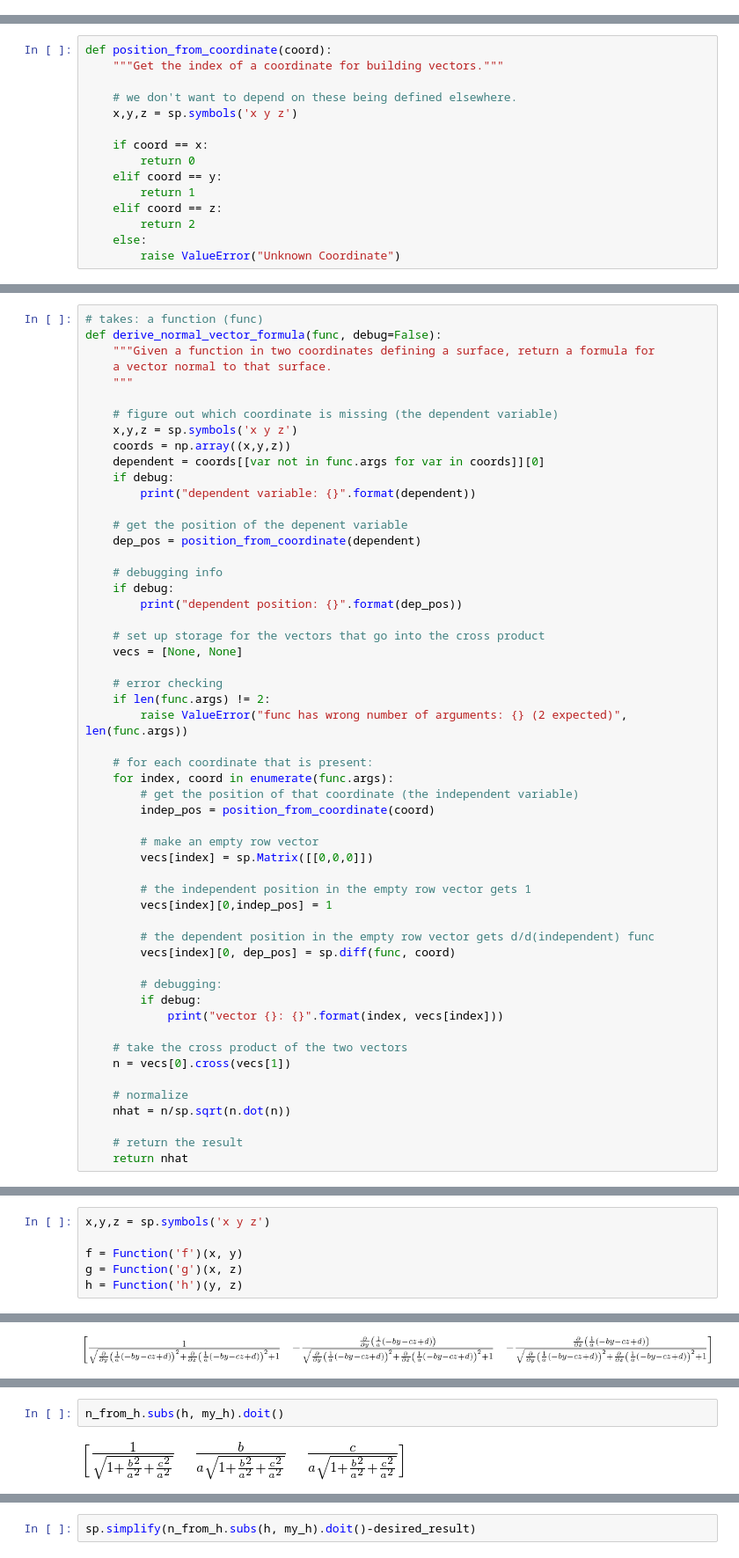
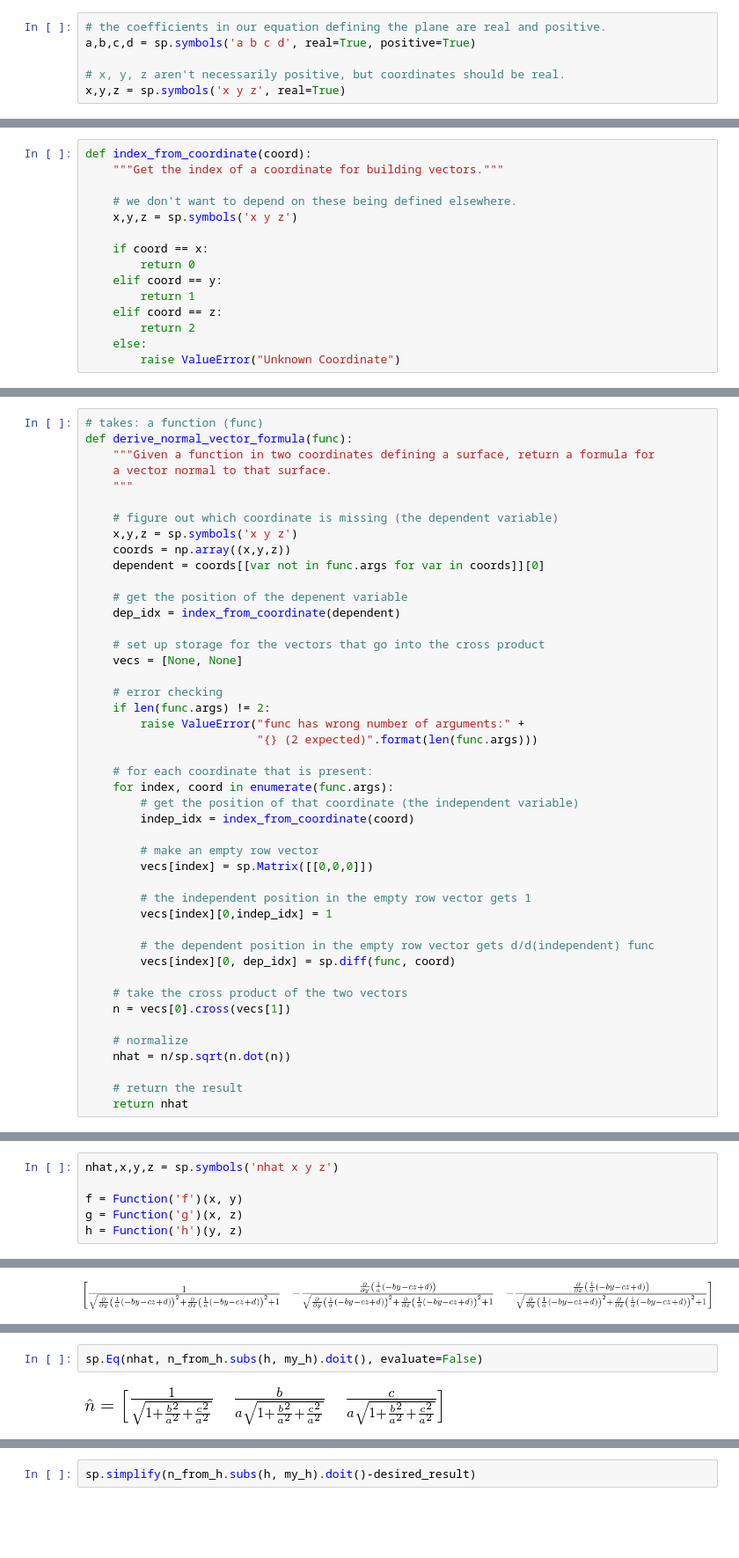
Before and after one commit to zhuxuan1998/PHYS352-HW, a Jupyter notebook: Meditations - 01.ipynb, the cells around one changed output, grey strips where cells are left out. Shown at 88% size. Cells and saved outputs as stored; diff of their text form; blank space fills up the shorter version.

```diff
--- a/Meditations - 01.ipynb
+++ b/Meditations - 01.ipynb
@@ -110,0 +164,6 @@ Start with what we're given.  Make sure it matches what was given above.
+# %%
+# the coefficients in our equation defining the plane are real and positive.
+a,b,c,d = sp.symbols('a b c d', real=True, positive=True)
+
+# x, y, z aren't necessarily positive, but coordinates should be real.
+x,y,z = sp.symbols('x y z', real=True)
@@ -265,7 +309,7 @@ coords[mask][0]
 # %% [markdown]
 Perfect. Now, we're going to want to build some vectors. Since we're using row (or equivalently, column) matrices for our vectors, we need a way to translate between each coordinate and its position in the matrix. There is likely a more elegant way to do this, but the following approach is clear, and it works.
 # %%
-def position_from_coordinate(coord):
+def index_from_coordinate(coord):
     """Get the index of a coordinate for building vectors."""
 
     # we don't want to depend on these being defined elsewhere.
@@ -286,6 +332,6 @@ position_from_coordinate(x)
 # %%
 # takes: a function (func)
-def derive_normal_vector_formula(func, debug=False):
+def derive_normal_vector_formula(func):
     """Given a function in two coordinates defining a surface, return a formula for
     a vector normal to that surface.
     """
@@ -294,40 +340,31 @@ def derive_normal_vector_formula(func, debug=False):
     x,y,z = sp.symbols('x y z')
     coords = np.array((x,y,z))
     dependent = coords[[var not in func.args for var in coords]][0]
-    if debug:
-        print("dependent variable: {}".format(dependent))
 
     # get the position of the depenent variable
-    dep_pos = position_from_coordinate(dependent)
-
-    # debugging info
-    if debug:
-        print("dependent position: {}".format(dep_pos))
+    dep_idx = index_from_coordinate(dependent)
 
     # set up storage for the vectors that go into the cross product
     vecs = [None, None]
 
     # error checking
     if len(func.args) != 2:
-        raise ValueError("func has wrong number of arguments: {} (2 expected)", len(func.args))
+        raise ValueError("func has wrong number of arguments:" +
+                         "{} (2 expected)".format(len(func.args)))
 
     # for each coordinate that is present:
     for index, coord in enumerate(func.args):
         # get the position of that coordinate (the independent variable)
-        indep_pos = position_from_coordinate(coord)
+        indep_idx = index_from_coordinate(coord)
 
         # make an empty row vector
         vecs[index] = sp.Matrix([[0,0,0]])
 
         # the independent position in the empty row vector gets 1
-        vecs[index][0,indep_pos] = 1
+        vecs[index][0,indep_idx] = 1
 
         # the dependent position in the empty row vector gets d/d(independent) func
-        vecs[index][0, dep_pos] = sp.diff(func, coord)
-
-        # debugging:
-        if debug:
-            print("vector {}: {}".format(index, vecs[index]))
+        vecs[index][0, dep_idx] = sp.diff(func, coord)
 
     # take the cross product of the two vectors
     n = vecs[0].cross(vecs[1])
@@ -343,6 +378,6 @@ Incidentally, inserting `print` statements as a debugging tool (while it works)
 We are now ready to execute this and derive the two formulae we've been asked for. Just as a check, let's start with the one given in the text to make sure everything is working.
 # %%
-x,y,z = sp.symbols('x y z')
+nhat,x,y,z = sp.symbols('nhat x y z')
 
 f = Function('f')(x, y)
 g = Function('g')(x, z)
@@ -379,4 +420,4 @@ n_from_h.subs(h, my_h)
 # %%
-n_from_h.subs(h, my_h).doit()
+sp.Eq(nhat, n_from_h.subs(h, my_h).doit(), evaluate=False)
 # %% [output]
-[figure, old version]
+[figure, new version]
```
Also changed, not shown: parts of 55 cells of this notebook.
